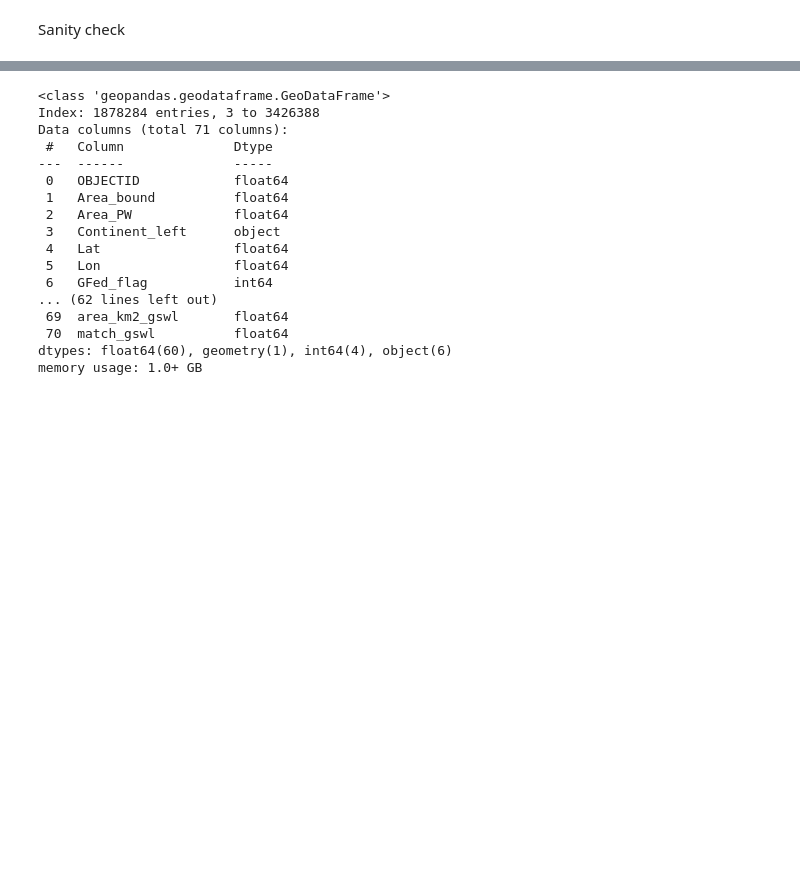
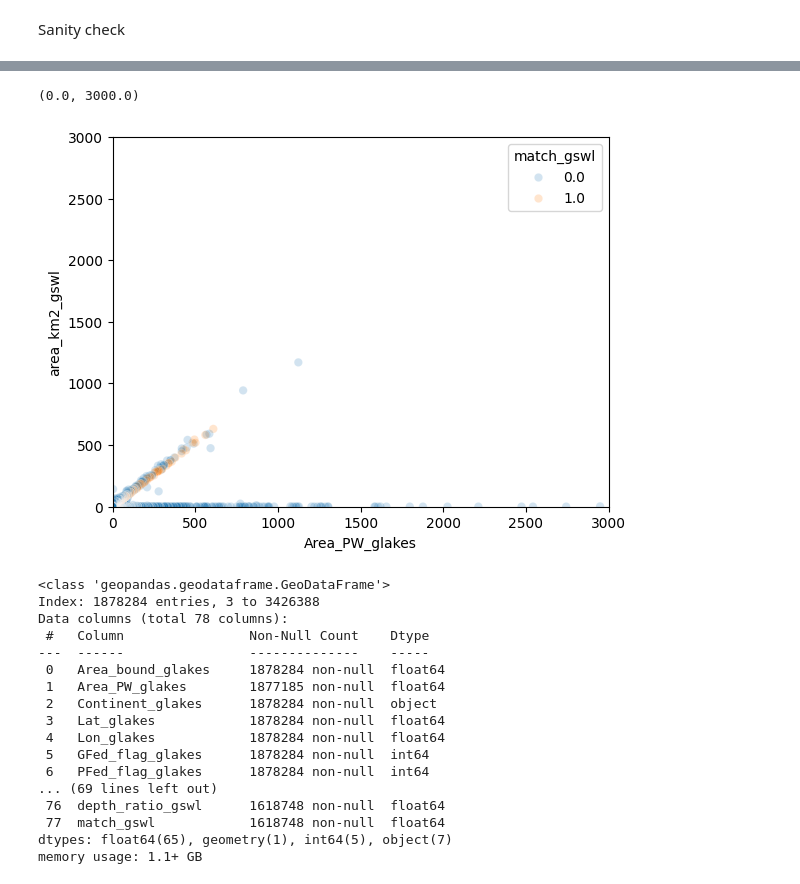
Before and after one commit to ekcomputer/land-cover, a Jupyter notebook: notebooks/joins/join_gswl_glakes.ipynb, the cells around one changed output, grey strips where cells are left out. Cells and saved outputs as stored; diff of their text form; code cells hidden in the pictures; blank space fills up the shorter version.

```diff
--- a/notebooks/joins/join_gswl_glakes.ipynb
+++ b/notebooks/joins/join_gswl_glakes.ipynb
@@ -112,23 +118,30 @@ sns.scatterplot(joined, x="Area_PW", y="area_km2_gswl")
+# %%
+sns.scatterplot(joined, x="Area_PW_glakes", y="area_km2_gswl", hue="match_gswl", alpha=0.2)
+plt.xlim([0, 3000])
+plt.ylim([0, 3000])
+# %% [output]
+(0.0, 3000.0)
+[figure, added]
 # %%
-joined.info()
+joined.info(show_counts=True)
 # %% [output]
 <class 'geopandas.geodataframe.GeoDataFrame'>
 Index: 1878284 entries, 3 to 3426388
-Data columns (total 71 columns):
- #   Column              Dtype
----  ------              -----
- 0   OBJECTID            float64
- 1   Area_bound          float64
- 2   Area_PW             float64
- 3   Continent_left      object
- 4   Lat                 float64
- 5   Lon                 float64
- 6   GFed_flag           int64
-... (62 lines left out)
- 69  area_km2_gswl       float64
- 70  match_gswl          float64
-dtypes: float64(60), geometry(1), int64(4), object(6)
-memory usage: 1.0+ GB
+Data columns (total 78 columns):
+ #   Column                Non-Null Count    Dtype
+---  ------                --------------    -----
+ 0   Area_bound_glakes     1878284 non-null  float64
+ 1   Area_PW_glakes        1877185 non-null  float64
+ 2   Continent_glakes      1878284 non-null  object
+ 3   Lat_glakes            1878284 non-null  float64
+ 4   Lon_glakes            1878284 non-null  float64
+ 5   GFed_flag_glakes      1878284 non-null  int64
+ 6   PFed_flag_glakes      1878284 non-null  int64
+... (69 lines left out)
+ 76  depth_ratio_gswl      1618748 non-null  float64
+ 77  match_gswl            1618748 non-null  float64
+dtypes: float64(65), geometry(1), int64(5), object(7)
+memory usage: 1.1+ GB
 # %%
 # convert to pandas nullable integer dtype so values are integers while preserving NA
 joined["match_gswl"] = joined["match_gswl"].astype("Int8")
```
Also changed, not shown: parts of 11 cells of this notebook, 4 other files.
